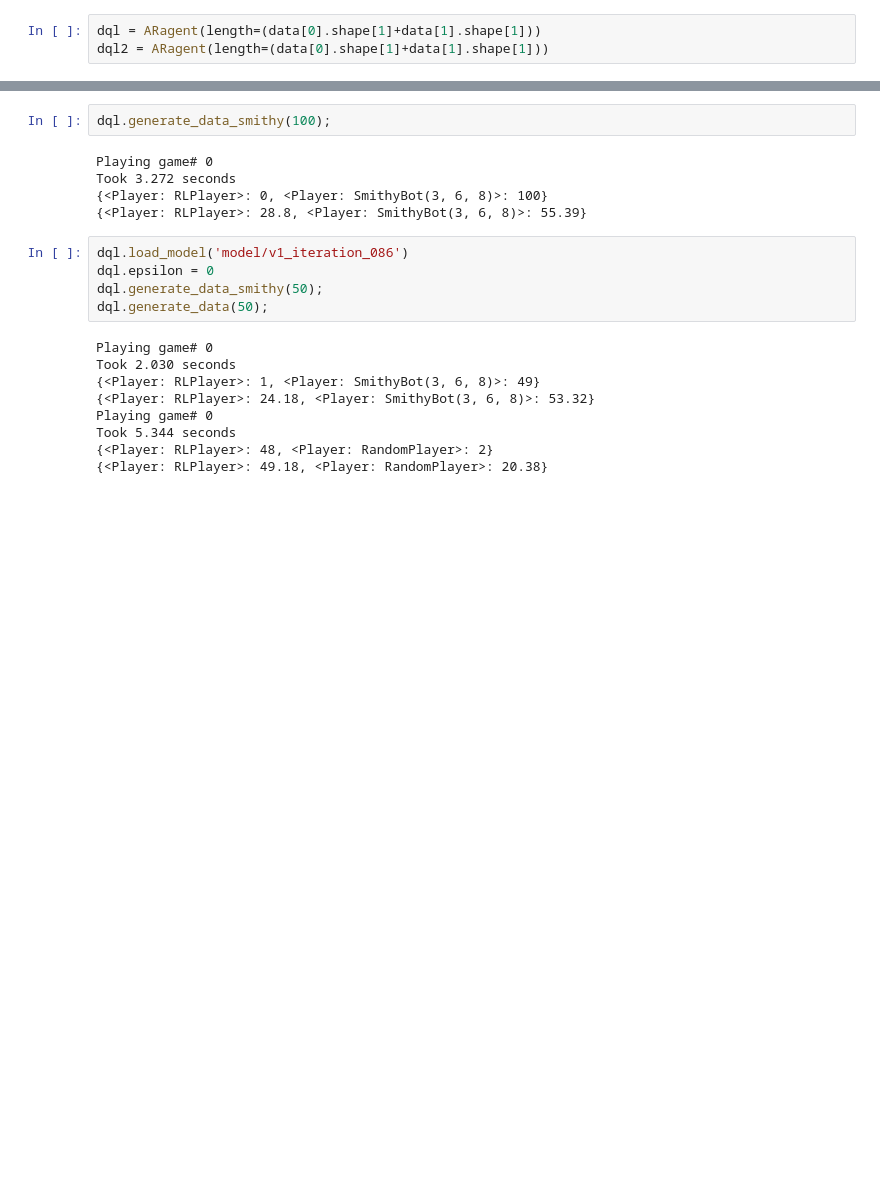
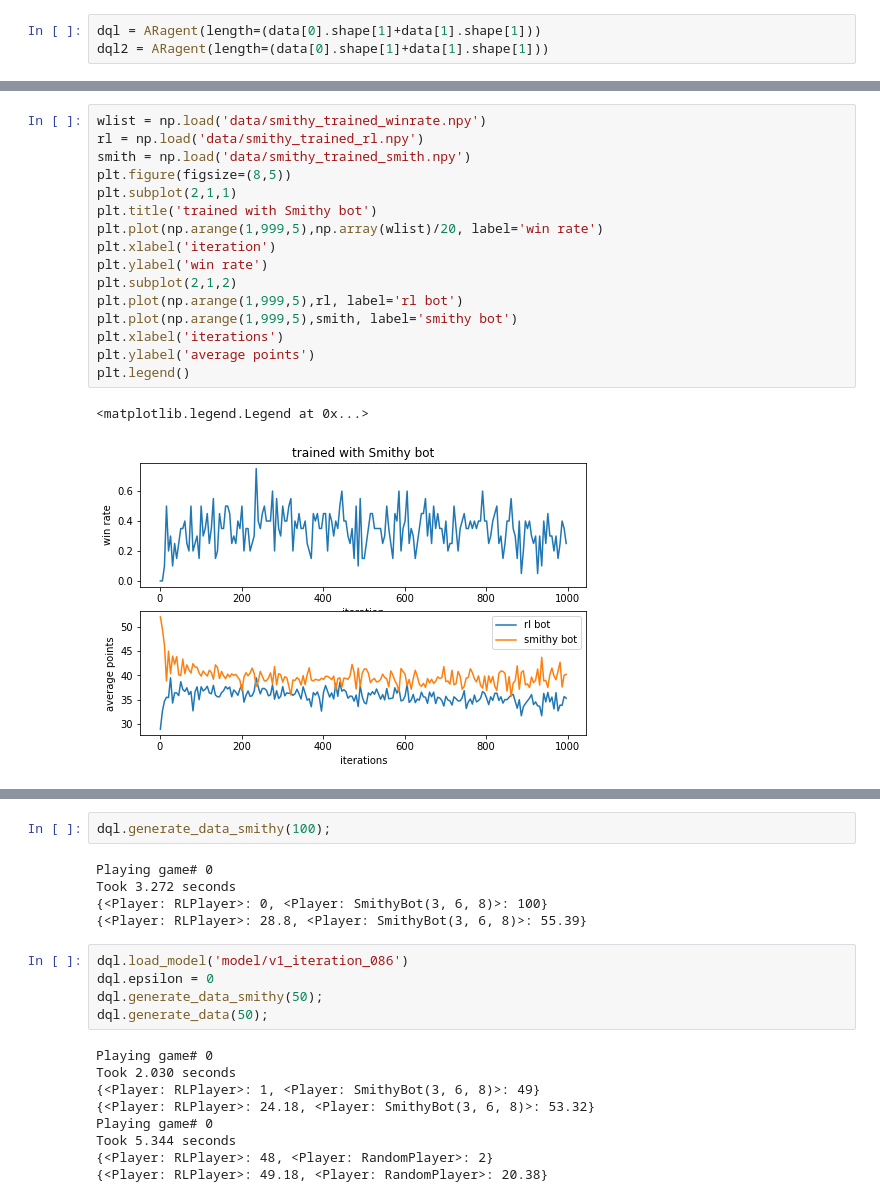
Before and after one commit to hungiyang/dominiate, a Jupyter notebook: dominiate/dominiate_testing.ipynb, the cells around one changed output, grey strips where cells are left out. Saved outputs shown, nothing was run; the diff lists cells and outputs as text; blank space fills up the shorter version.

```diff
--- a/dominiate/dominiate_testing.ipynb
+++ b/dominiate/dominiate_testing.ipynb
@@ -71,3 +421,22 @@ Took 5.627 seconds
+# %%
+wlist = np.load('data/smithy_trained_winrate.npy')
+rl = np.load('data/smithy_trained_rl.npy')
+smith = np.load('data/smithy_trained_smith.npy')
+plt.figure(figsize=(8,5))
+plt.subplot(2,1,1)
+plt.title('trained with Smithy bot')
+plt.plot(np.arange(1,999,5),np.array(wlist)/20, label='win rate')
+plt.xlabel('iteration')
+plt.ylabel('win rate')
+plt.subplot(2,1,2)
+plt.plot(np.arange(1,999,5),rl, label='rl bot')
+plt.plot(np.arange(1,999,5),smith, label='smithy bot')
+plt.xlabel('iterations')
+plt.ylabel('average points')
+plt.legend()
+# %% [output]
+<matplotlib.legend.Legend at 0x...>
+[figure, added]
 # %%
 p1 = RandomPlayer()
 p1.record_history = 1
```
Also changed, not shown: parts of 27 cells of this notebook, 8 other files.
